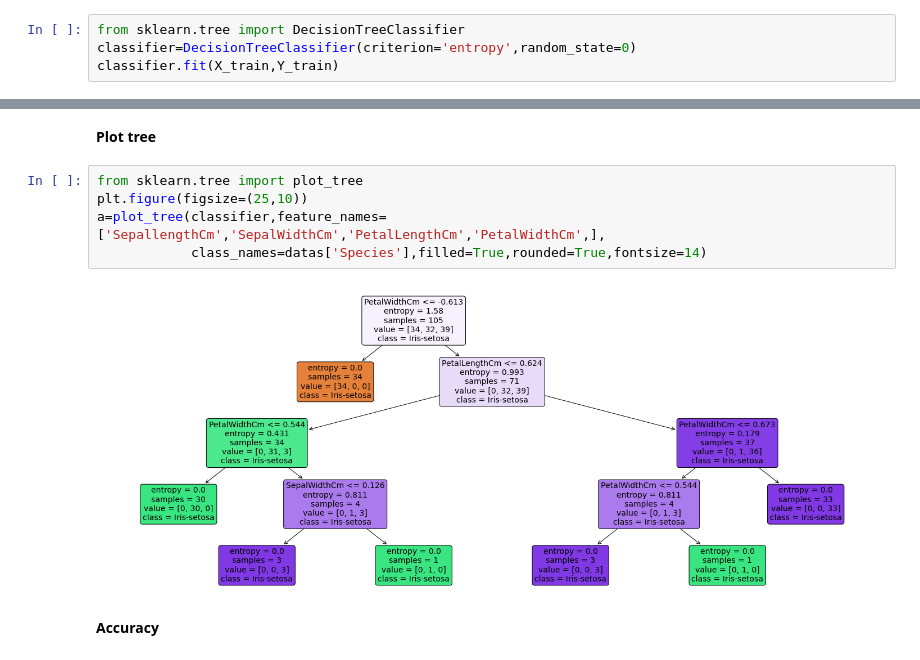
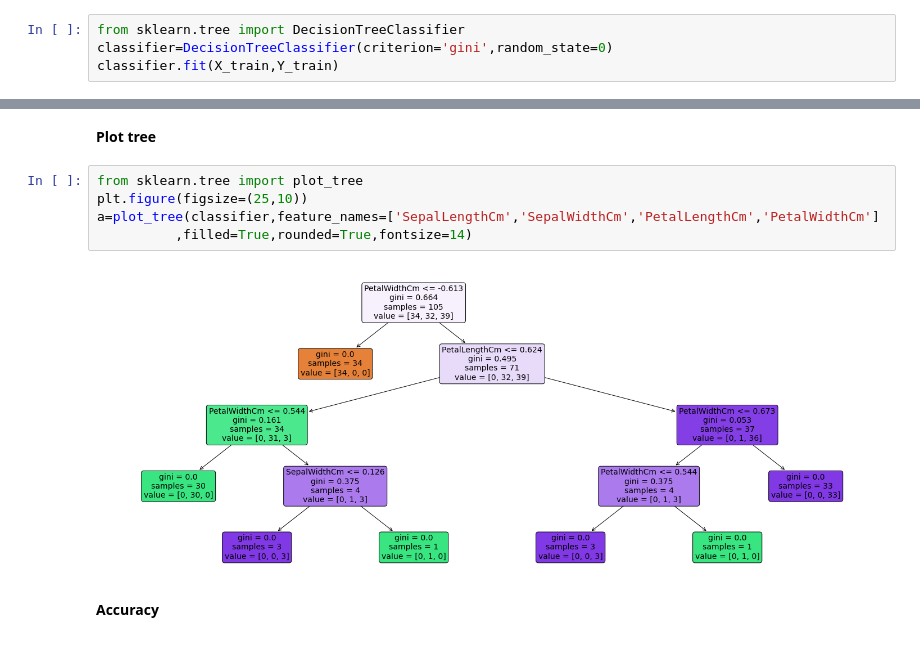
Before and after one commit to neha702/Sparks-Foundation-tasks, a Jupyter notebook: Sparks_Foundation_task_4.ipynb, the cells around one changed output, grey strips where cells are left out. Drawn from its saved outputs; the diff is of its cells as text.

```diff
--- a/Sparks_Foundation_task_4.ipynb
+++ b/Sparks_Foundation_task_4.ipynb
@@ -52,6 +63,6 @@ Y=label.fit_transform(Y)
 **Fitting decision tree classifier to the training set**
 # %%
 from sklearn.tree import DecisionTreeClassifier
-classifier=DecisionTreeClassifier(criterion='entropy',random_state=0)
+classifier=DecisionTreeClassifier(criterion='gini',random_state=0)
 classifier.fit(X_train,Y_train)
 # %% [output]
@@ -83,10 +94,10 @@ sns.heatmap(cm,annot=True)
 # %%
 from sklearn.tree import plot_tree
 plt.figure(figsize=(25,10))
-a=plot_tree(classifier,feature_names=['SepallengthCm','SepalWidthCm','PetalLengthCm','PetalWidthCm',],
-            class_names=datas['Species'],filled=True,rounded=True,fontsize=14)
+a=plot_tree(classifier,feature_names=['SepalLengthCm','SepalWidthCm','PetalLengthCm','PetalWidthCm']
+          ,filled=True,rounded=True,fontsize=14)
 # %% [output]
-[figure, old version]
+[figure, new version]
 # %% [markdown]
 **Accuracy**
 # %%
```
Also changed, not shown: parts of 2 cells of this notebook.
